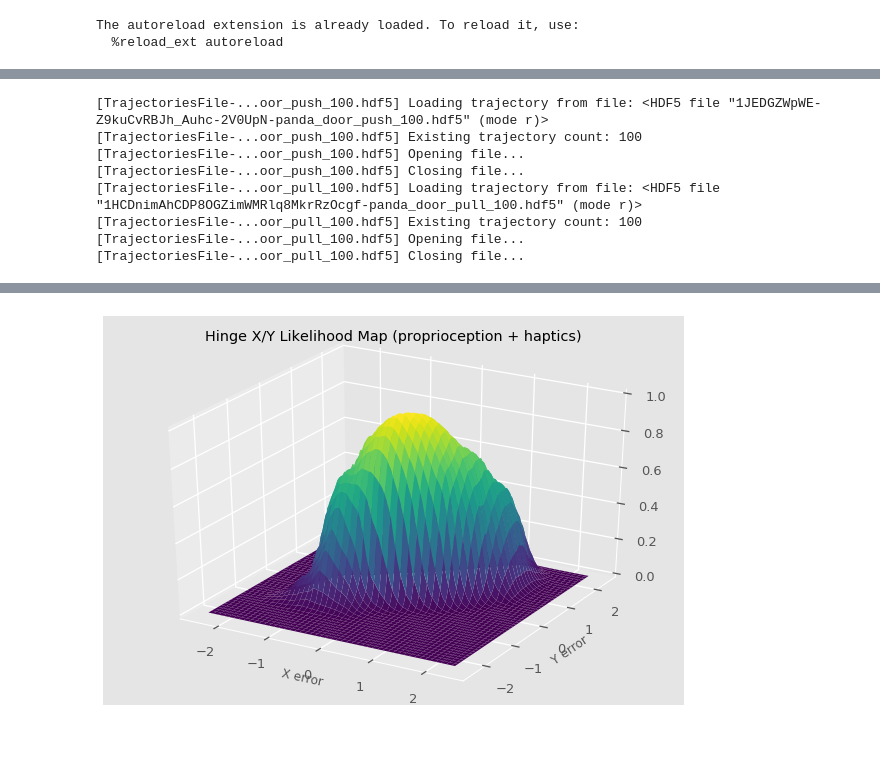
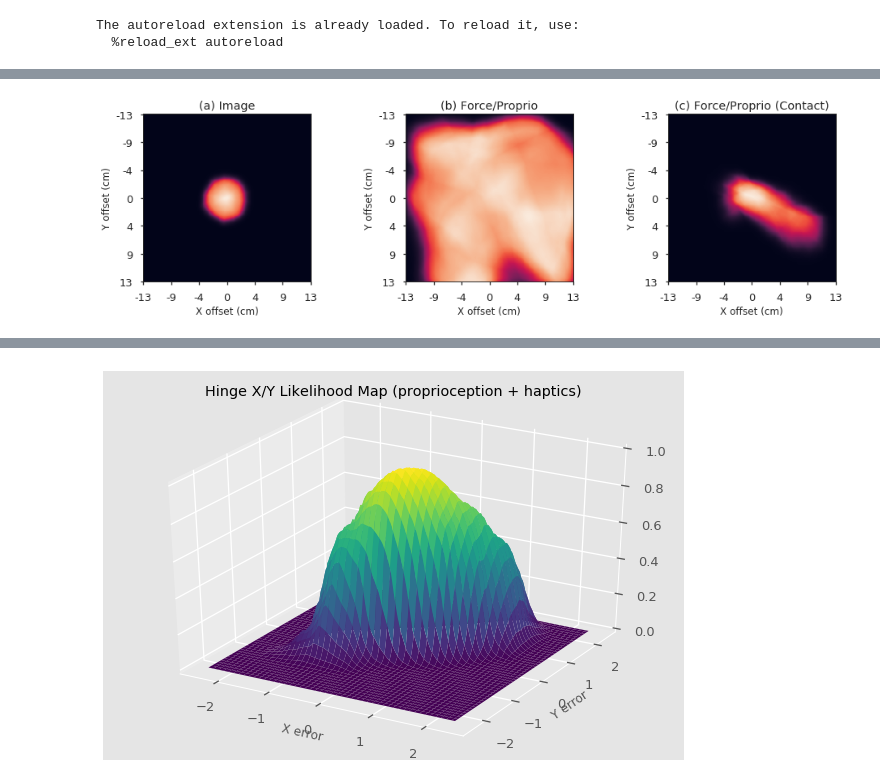
Before and after one commit to brentyi/multimodalfilter, a Jupyter notebook: scripts/door_task/vis_pf_likelihoods.ipynb, the cells around one changed output, grey strips where cells are left out. Cells and saved outputs as stored; diff of their text form; code cells hidden in the pictures; blank space fills up the shorter version.

```diff
--- a/scripts/door_task/vis_pf_likelihoods.ipynb
+++ b/scripts/door_task/vis_pf_likelihoods.ipynb
@@ -98,24 +109,42 @@ def get_likelihood_map(traj, t, use_image=False, center_traj=None):
     weights = np.exp(fannypack.utils.to_numpy(log_weights))
     weights = weights.reshape((grid_cols, grid_rows)) / np.max(weights)
     return weights
-# %%
-# Load a trajectory
-push_set = False
-
-push_trajectories = crossmodal.tasks._door._load_trajectories(
-#     ("panda_door_push_100.hdf5", 5), **dataset_args
-     ("panda_door_push_100.hdf5"), **dataset_args
-)
-pull_trajectories = crossmodal.tasks._door._load_trajectories(
-#     ("panda_door_push_100.hdf5", 5), **dataset_args
-     ("panda_door_pull_100.hdf5"), **dataset_args
-)
-# %% [output]
-[TrajectoriesFile-...oor_push_100.hdf5] Loading trajectory from file: <HDF5 file "1JEDGZWpWE-Z9kuCvRBJh_Auhc-2V0UpN-panda_door_push_100.hdf5" (mode r)>
-[TrajectoriesFile-...oor_push_100.hdf5] Existing trajectory count: 100
-[TrajectoriesFile-...oor_push_100.hdf5] Opening file...
-[TrajectoriesFile-...oor_push_100.hdf5] Closing file...
-[TrajectoriesFile-...oor_pull_100.hdf5] Loading trajectory from file: <HDF5 file "1HCDnimAhCDP8OGZimWMRlq8MkrRzOcgf-panda_door_pull_100.hdf5" (mode r)>
-[TrajectoriesFile-...oor_pull_100.hdf5] Existing trajectory count: 100
-[TrajectoriesFile-...oor_pull_100.hdf5] Opening file...
-[TrajectoriesFile-...oor_pull_100.hdf5] Closing file...
+# %%
+with sns.axes_style("ticks", {'axes.grid' : False}):
+
+    plots = [
+        get_likelihood_map(pull_trajectories[1], t=8, use_image=True, b=True),
+        get_likelihood_map(push_trajectories[7], t=0, center_traj=pull_trajectories[1], b=True),
+        get_likelihood_map(pull_trajectories[1], t=7),
+
+    ]
+    # sns.set_style("whitegrid", {'axes.grid' : False})
+
+    titles = [
+        "(a) Image",
+        "(b) Force/Proprio",
+        "(c) Force/Proprio (Contact)"
+    ]
+    matplotlib.rcParams.update({'figure.autolayout': True})
+
+#     fig, axes = plt.subplots(4, 5, figsize=(15, 4))
+    fig, axes = plt.subplots(1, 3, figsize=(14, 4))
+#     fig.tight_layout()
+    axes = axes.flatten()
+    for i, ax in enumerate(axes):
+
+        ax.imshow(plots[i])
+
+        tick_count = 7
+        ticks = np.linspace(0, plots[i].shape[0], num=tick_count)
+        labels = np.linspace(-span_cm / 2.0, span_cm / 2, num=tick_count, dtype=np.int)
+
+        ax.set_xticks(ticks)
+        ax.set_xticklabels(labels)
+        ax.set_yticks(ticks)
+        ax.set_yticklabels(labels)
+        ax.set_xlabel("X offset (cm)")
+        ax.set_ylabel("Y offset (cm)")
+        ax.set_title(titles[i])
+# %% [output]
+[figure, added]
```
Also changed, not shown: parts of 7 cells of this notebook, 1 other file.
